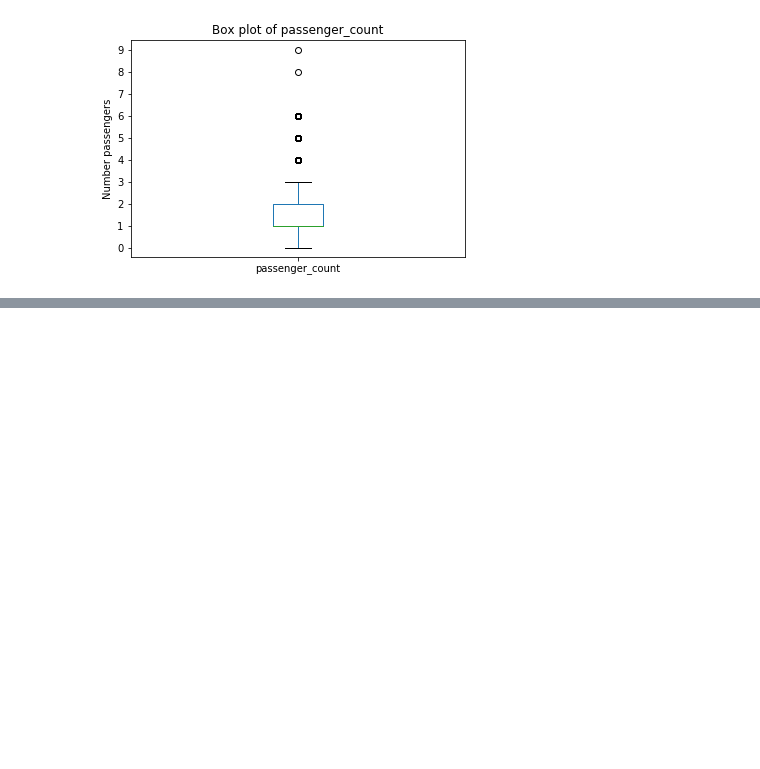
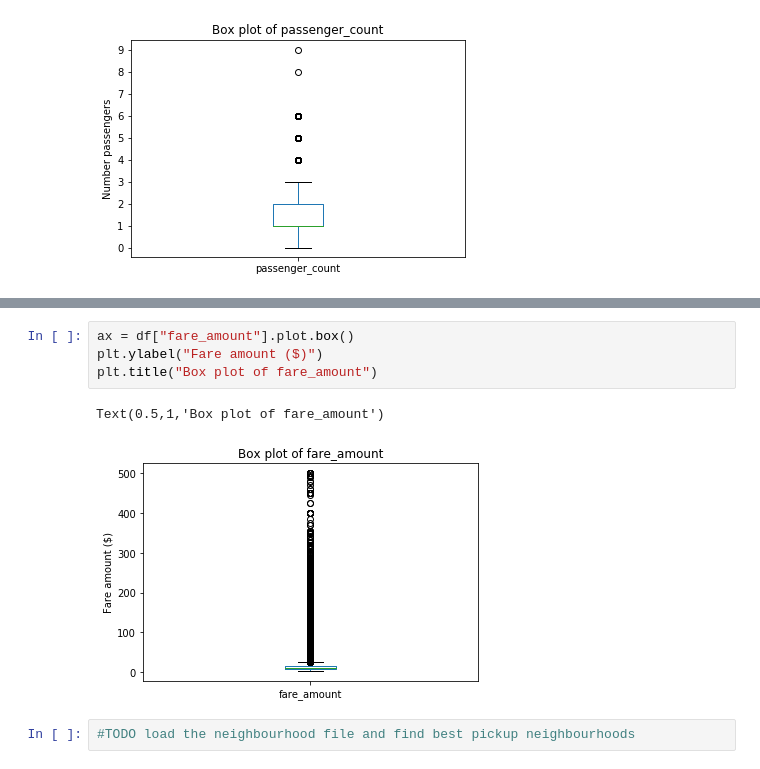
Before and after one commit to desultir/NYCTaxi, a Jupyter notebook: notebooks/describe data.ipynb, the cells around one changed output, grey strips where cells are left out. Drawn from its saved outputs; the diff is of its cells as text; blank space fills up the shorter version.

```diff
--- a/notebooks/describe data.ipynb
+++ b/notebooks/describe data.ipynb
@@ -67,0 +175,9 @@ ticks = ax.set_yticks(range(10))
+# %%
+ax = df["fare_amount"].plot.box()
+plt.ylabel("Fare amount ($)")
+plt.title("Box plot of fare_amount")
+# %% [output]
+Text(0.5,1,'Box plot of fare_amount')
+[figure, added]
+# %%
+#TODO load the neighbourhood file and find best pickup neighbourhoods
```
Also changed, not shown: parts of 12 cells of this notebook.
